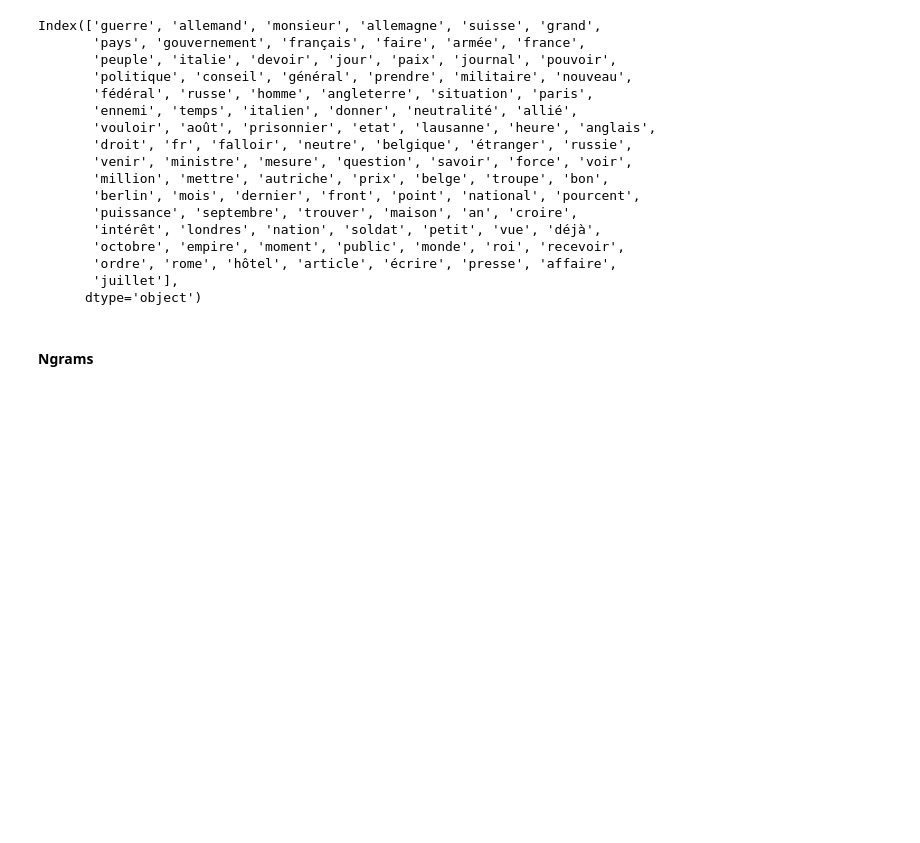
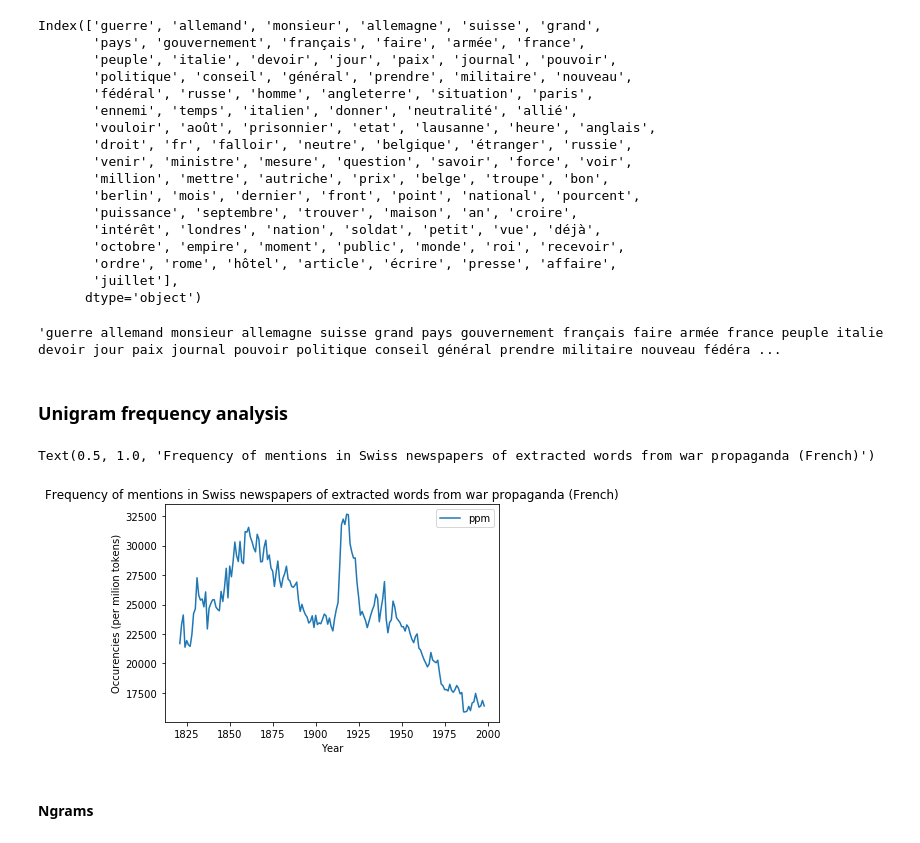
Before and after one commit to ludovicaschaerf/H-D_Project, a Jupyter notebook: newspapers_propaganda/propaganda.ipynb, the cells around one changed output. Cells and saved outputs as stored; diff of their text form; code cells hidden in the pictures; blank space fills up the shorter version.

Commit message:
Updated propaganda notebook with graphs

```diff
--- a/newspapers_propaganda/propaganda.ipynb
+++ b/newspapers_propaganda/propaganda.ipynb
@@ -149,6 +149,31 @@ Index(['guerre', 'allemand', 'monsieur', 'allemagne', 'suisse', 'grand',
        'ordre', 'rome', 'hôtel', 'article', 'écrire', 'presse', 'affaire',
        'juillet'],
       dtype='object')
+# %%
+# Selected words for freq analysis
+' '.join([v for v in tfidf_fr_df[:50].index.values])
+# %% [output]
+'guerre allemand monsieur allemagne suisse grand pays gouvernement français faire armée france peuple italie devoir jour paix journal pouvoir politique conseil général prendre militaire nouveau fédéra ...
+# %% [markdown]
+### Unigram frequency analysis
+# %%
+def raw2counts(df):
+    df = pd.DataFrame(df.data.values[0]).set_index("label")["items"].apply(pd.Series).stack().reset_index().drop("level_1", axis=1)
+    df.columns = ["label", "data"]
+    df = pd.concat([df, df["data"].apply(pd.Series)], axis=1).drop("data", axis=1)
+    return df
+# %%
+trends_french = pd.read_json('unigrams_all_fr.json', lines=True)
+trends_french = raw2counts(trends_french)
+trends_french = trends_french.groupby(pd.to_datetime(trends_french.date).dt.year).sum().reset_index()
+trends_french = trends_french[(trends_french.date>1820) & (trends_french.date<2000)]
+ax = trends_french.plot(x='date', y='ppm')
+ax.set_ylabel("Occurencies (per milion tokens)")
+ax.set_xlabel("Year")
+ax.set_title("Frequency of mentions in Swiss newspapers of extracted words from war propaganda (French)")
+# %% [output]
+Text(0.5, 1.0, 'Frequency of mentions in Swiss newspapers of extracted words from war propaganda (French)')
+[figure, added]
 # %% [markdown]
 #### Ngrams
 # %%
```
Also changed, not shown: parts of 27 cells of this notebook, 4 other files.
